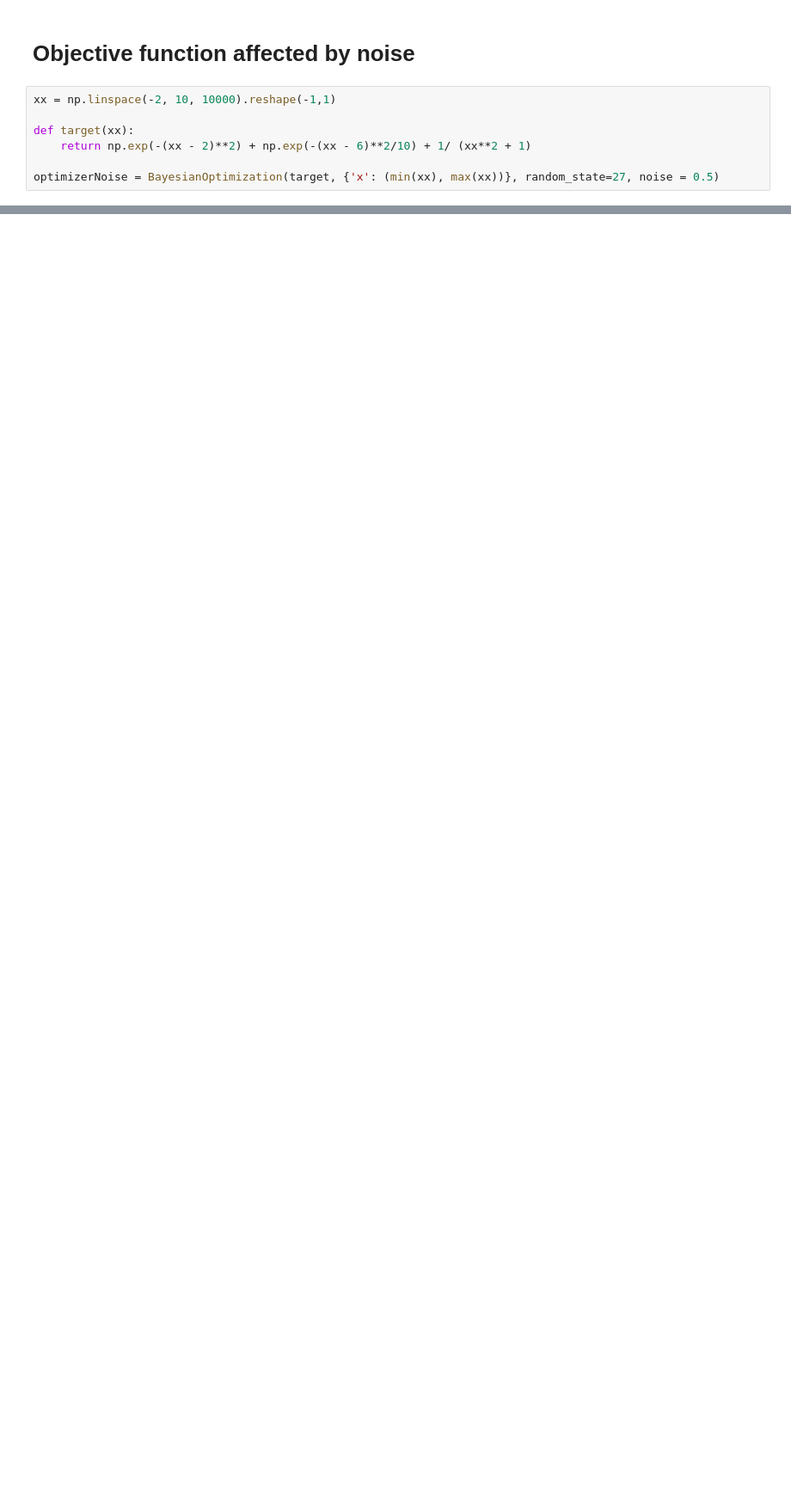
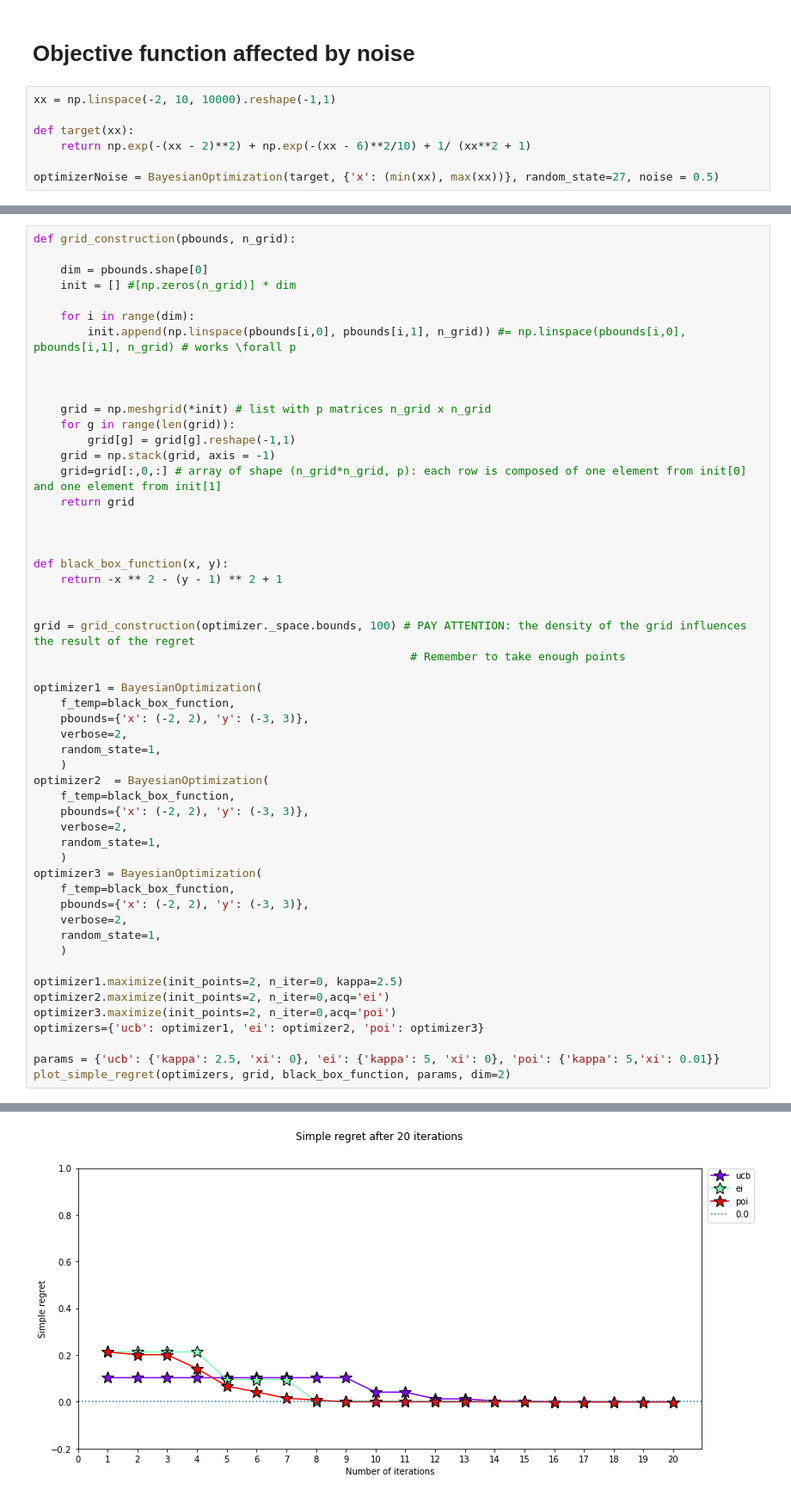
Before and after one commit to MartinaGaravaglia/BayesianOptimization, a Jupyter notebook: examples/plot_acq_func_examples.ipynb, the cells around one changed output, grey strips where cells are left out. Shown at 86% size. Saved outputs shown, nothing was run; the diff lists cells and outputs as text; blank space fills up the shorter version.

Commit message:
Regret in dim > 1

```diff
--- a/examples/plot_acq_func_examples.ipynb
+++ b/examples/plot_acq_func_examples.ipynb
@@ -242,0 +245,54 @@ optimizerNoise.maximize(init_points=0, n_iter=3, kappa=5)
+# %%
+def grid_construction(pbounds, n_grid):
+
+    dim = pbounds.shape[0]
+    init = [] #[np.zeros(n_grid)] * dim
+
+    for i in range(dim):
+        init.append(np.linspace(pbounds[i,0], pbounds[i,1], n_grid)) #= np.linspace(pbounds[i,0], pbounds[i,1], n_grid) # works \forall p
+
+
+
+    grid = np.meshgrid(*init) # list with p matrices n_grid x n_grid
+    for g in range(len(grid)):
+        grid[g] = grid[g].reshape(-1,1)
+    grid = np.stack(grid, axis = -1)
+    grid=grid[:,0,:] # array of shape (n_grid*n_grid, p): each row is composed of one element from init[0] and one element from init[1]
+    return grid
+
+
+
+def black_box_function(x, y):
+    return -x ** 2 - (y - 1) ** 2 + 1
+
+
+grid = grid_construction(optimizer._space.bounds, 100) # PAY ATTENTION: the density of the grid influences the result of the regret
+                                                        # Remember to take enough points
+
+optimizer1 = BayesianOptimization(
+    f_temp=black_box_function,
+    pbounds={'x': (-2, 2), 'y': (-3, 3)},
+    verbose=2,
+    random_state=1,
+    )
+optimizer2  = BayesianOptimization(
+    f_temp=black_box_function,
+    pbounds={'x': (-2, 2), 'y': (-3, 3)},
+    verbose=2,
+    random_state=1,
+    )
+optimizer3 = BayesianOptimization(
+    f_temp=black_box_function,
+    pbounds={'x': (-2, 2), 'y': (-3, 3)},
+    verbose=2,
+    random_state=1,
+    )
+
+optimizer1.maximize(init_points=2, n_iter=0, kappa=2.5)
+optimizer2.maximize(init_points=2, n_iter=0,acq='ei')
+optimizer3.maximize(init_points=2, n_iter=0,acq='poi')
+optimizers={'ucb': optimizer1, 'ei': optimizer2, 'poi': optimizer3}
+
+params = {'ucb': {'kappa': 2.5, 'xi': 0}, 'ei': {'kappa': 5, 'xi': 0}, 'poi': {'kappa': 5,'xi': 0.01}}
+plot_simple_regret(optimizers, grid, black_box_function, params, dim=2)
+# %% [output]
@@ -242,0 +316 @@ optimizerNoise.maximize(init_points=0, n_iter=3, kappa=5)
+[figure, added]
```
Also changed, not shown: parts of 9 cells of this notebook, 2 other files.
